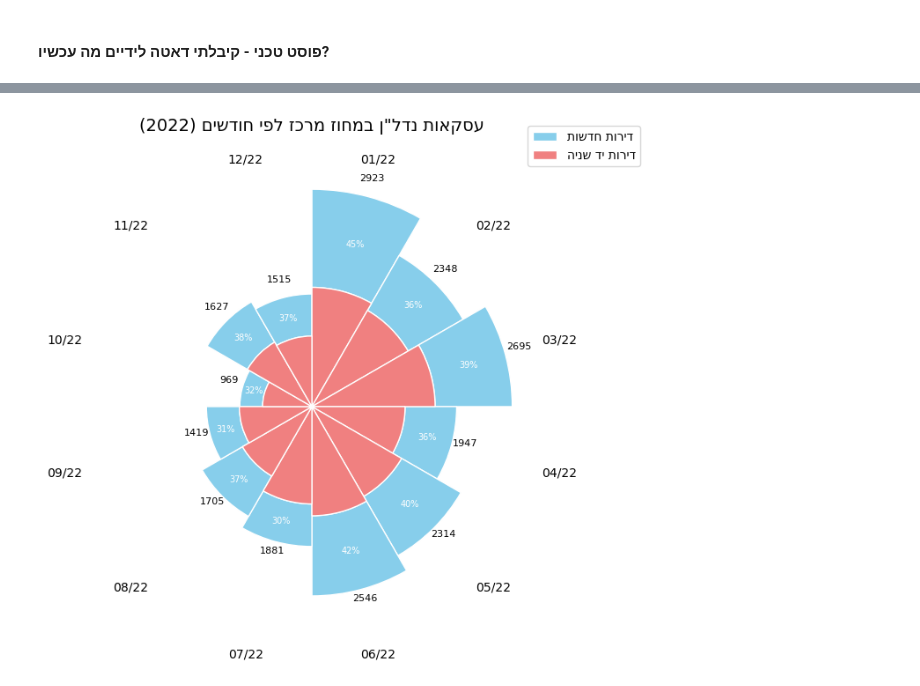
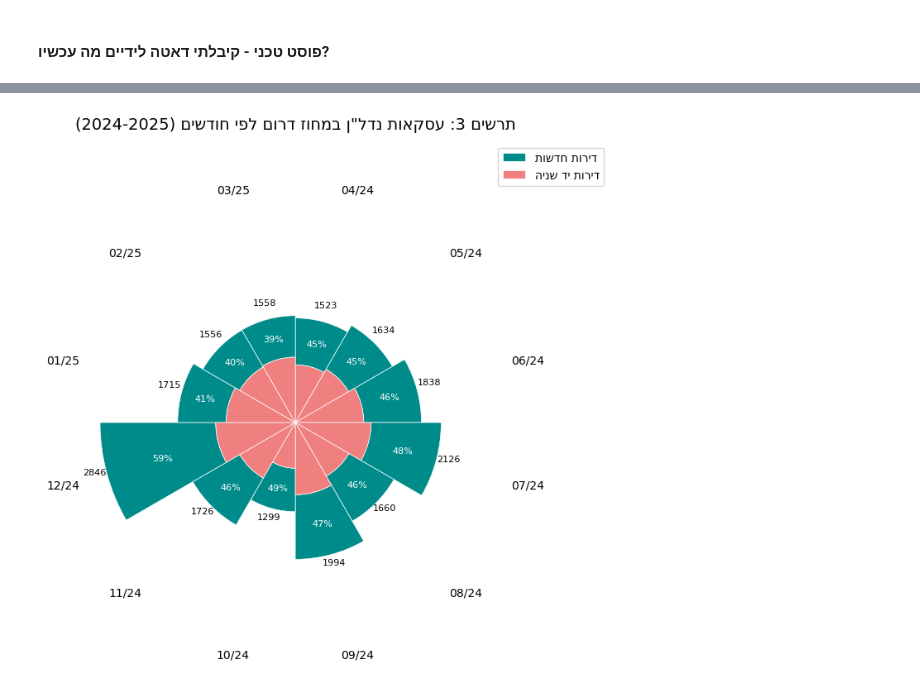
Before and after one commit to Saarp84/portfolio, a Jupyter notebook: Nadlan/nadlaning.ipynb, the cells around one changed output, grey strips where cells are left out. Cells and saved outputs as stored; diff of their text form; code cells hidden in the pictures.

```diff
--- a/Nadlan/nadlaning.ipynb
+++ b/Nadlan/nadlaning.ipynb
@@ -365,4 +427,6 @@ def plot_monthly_rose(data: pd.DataFrame, region: str, title: str, year: int):
+# %%
+plot_monthly_rose2(long_df, region='south', title = 'תרשים 3: עסקאות נדל"ן במחוז דרום לפי חודשים' )
+# %% [output]
+[figure, added]
 # %%
-plot_monthly_rose(long_df, region='central', title = 'עסקאות נדל"ן במחוז מרכז לפי חודשים' , year=2022)
+# plot_monthly_rose2(long_df, region='central', title = 'עסקאות נדל"ן במחוז מרכז לפי חודשים' )
-# %% [output]
-[figure, removed]
```
Also changed, not shown: parts of 11 cells of this notebook.
